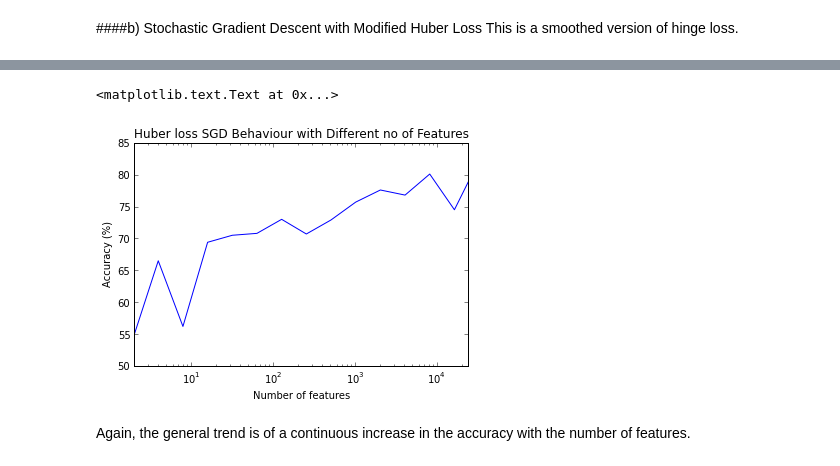
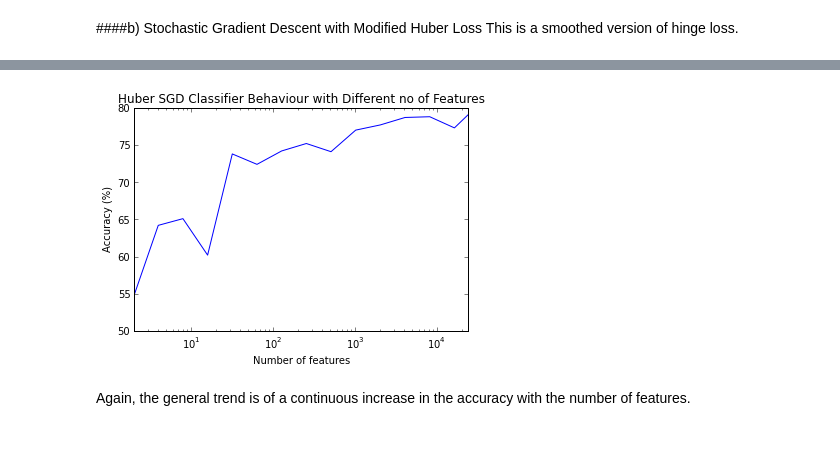
Before and after one commit to DJSagarAhire/Sentiment-Analysis-Comparative-Study, a Jupyter notebook: notebooks/01_Classification-Unigram-Presence.ipynb, the cells around one changed output, grey strips where cells are left out. Drawn from its saved outputs; the diff is of its cells as text; code cells hidden in the pictures.

```diff
--- a/notebooks/01_Classification-Unigram-Presence.ipynb
+++ b/notebooks/01_Classification-Unigram-Presence.ipynb
@@ -463,25 +413,11 @@ avg / total       0.77      0.76      0.76      1000
-# %%
-from sklearn.linear_model import SGDClassifier
-from sklearn.metrics import accuracy_score
-
-unigram_sgd_huber = SGDClassifier(loss='modified_huber', shuffle=True)
-
-accuracies = []
-kvals = logspace(1, 14, num=14, base=2.0)  # k = 2, 4, 8, 16, ...
-kvals = append(kvals, [unigram_train_X.shape[1]])
-for k in kvals:
-    unigram_predict_y = select_classify(unigram_sgd_huber, k)
-    accuracies.append(accuracy_score(unigram_test_y, unigram_predict_y) * 100)
-
-plot(kvals, accuracies)
-xscale('log')
-xlim([0, unigram_train_X.shape[1]])
-xlabel('Number of features')
-ylabel('Accuracy (%)')
-title('Huber loss SGD Behaviour with Different no of Features')
-# %% [output]
-<matplotlib.text.Text at 0x...>
-[figure, removed]
+# %%
+from sklearn.linear_model import SGDClassifier
+
+unigram_sgd_huber = SGDClassifier(loss='modified_huber', shuffle=True)
+
+compare_feature_performance(unigram_sgd_huber, 'Huber SGD Classifier')
+# %% [output]
+[figure, added]
 # %% [markdown]
 Again, the general trend is of a continuous increase in the accuracy with the number of features.
 # %% [markdown]
```
Also changed, not shown: parts of 18 cells of this notebook, 1 other file.
